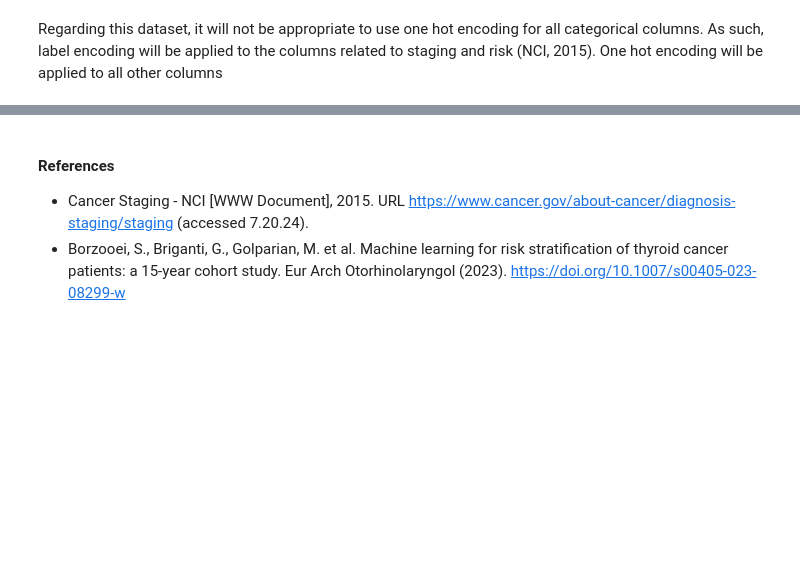
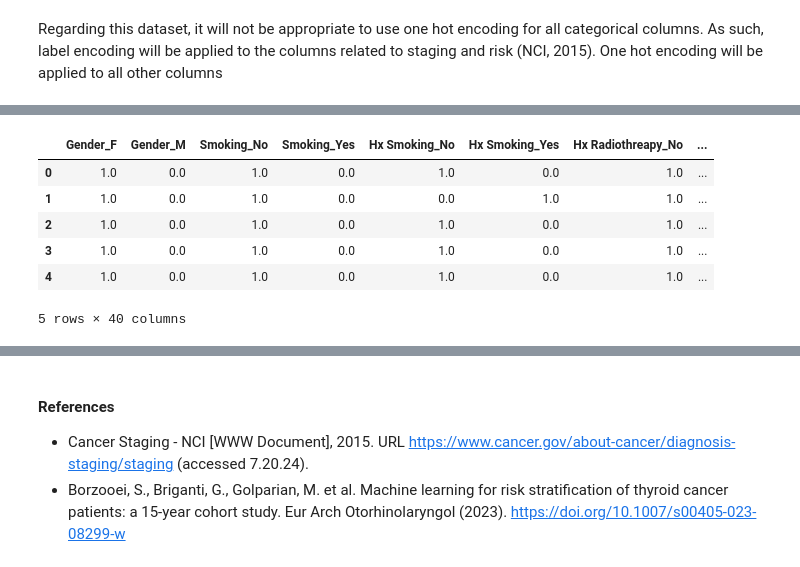
Before and after one commit to ShaniceWilliams/thyroid-study, a Jupyter notebook: notebooks/1.eda.ipynb, the cells around one changed output, grey strips where cells are left out. Drawn from its saved outputs; the diff is of its cells as text; code cells hidden in the pictures; blank space fills up the shorter version.

```diff
--- a/notebooks/1.eda.ipynb
+++ b/notebooks/1.eda.ipynb
@@ -773,0 +793,10 @@ le = LabelEncoder()
+# %%
+df_transformed.head()
+# %% [output]
+|  | Gender_F | Gender_M | Smoking_No | Smoking_Yes | Hx Smoking_No | Hx Smoking_Yes | Hx Radiothreapy_No | ... |
+| 0 | 1.0 | 0.0 | 1.0 | 0.0 | 1.0 | 0.0 | 1.0 | ... |
+| 1 | 1.0 | 0.0 | 1.0 | 0.0 | 0.0 | 1.0 | 1.0 | ... |
+| 2 | 1.0 | 0.0 | 1.0 | 0.0 | 1.0 | 0.0 | 1.0 | ... |
+| 3 | 1.0 | 0.0 | 1.0 | 0.0 | 1.0 | 0.0 | 1.0 | ... |
+| 4 | 1.0 | 0.0 | 1.0 | 0.0 | 1.0 | 0.0 | 1.0 | ... |
+5 rows × 40 columns
```
Also changed, not shown: parts of 11 cells of this notebook, 1 other file.
